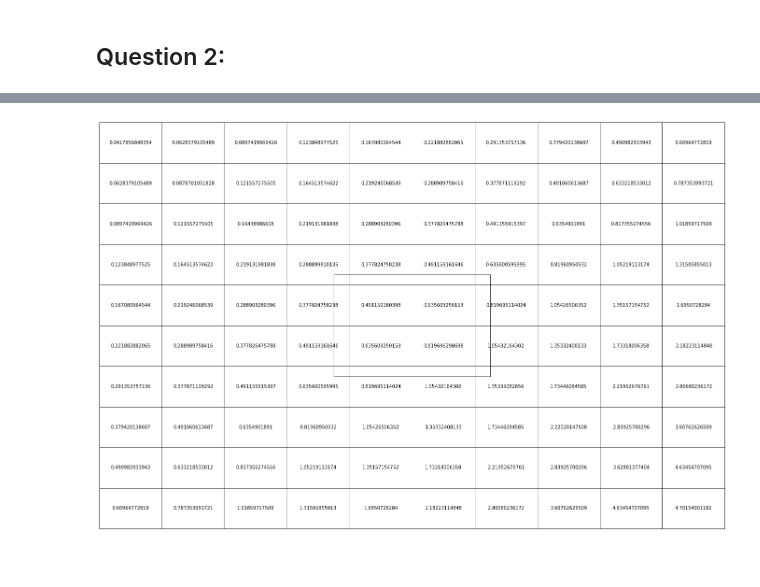
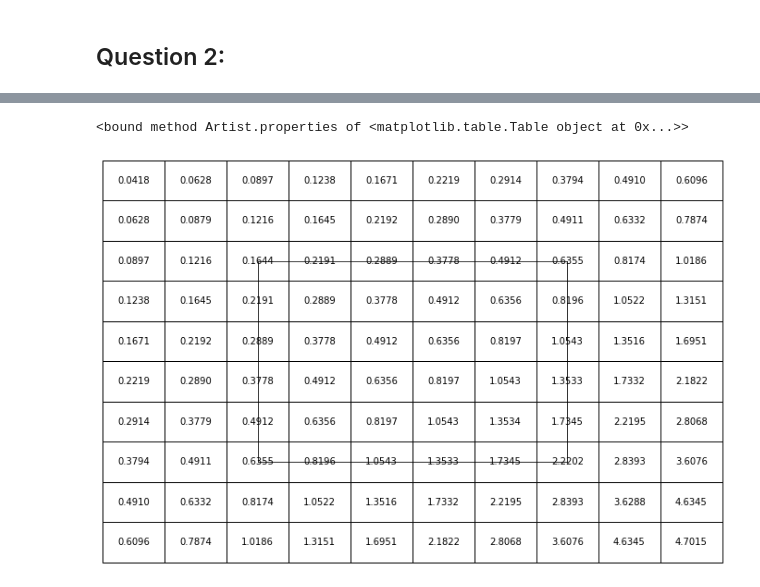
Before and after one commit to Jinxiatucla/232E, a Jupyter notebook: Project3/question2.ipynb, the cells around one changed output, grey strips where cells are left out. Saved outputs shown, nothing was run; the diff lists cells and outputs as text; code cells hidden in the pictures; blank space fills up the shorter version.

Commit message:
modifies the table format

```diff
--- a/Project3/question2.ipynb
+++ b/Project3/question2.ipynb
@@ -275,22 +274,28 @@ print(V)
 # %%
-import numpy as np
-import matplotlib.pyplot as pl
+import matplotlib.pyplot as plt
 
 nx = 10
 ny = 10
 
+cell_text=[]
+for row in range(10):
+    v_row = V[row]
+    cell_text.append(['%1.4f' % (x) for x in v_row])
 
-pl.figure()
-tb = pl.table(cellText=V, loc=(0,0), cellLoc='center')
+plt.figure()
+tb = plt.table(cellText=cell_text, loc = 'center',cellLoc='center',bbox=None)
+
+print(tb.properties)
 
 tc = tb.properties()['child_artists']
 for cell in tc:
-    cell.set_height(4/ny)
-    cell.set_width(4/nx)
+    cell.set_height(2/ny)
+    cell.set_width(2/nx)
 
-ax = pl.gca()
+ax = plt.gca()
 ax.set_xticks([])
 ax.set_yticks([])
-pl.show()
+plt.show()
 # %% [output]
+<bound method Artist.properties of <matplotlib.table.Table object at 0x...>>
-[figure, old version]
+[figure, new version]
```
Also changed, not shown: parts of 2 cells of this notebook.
